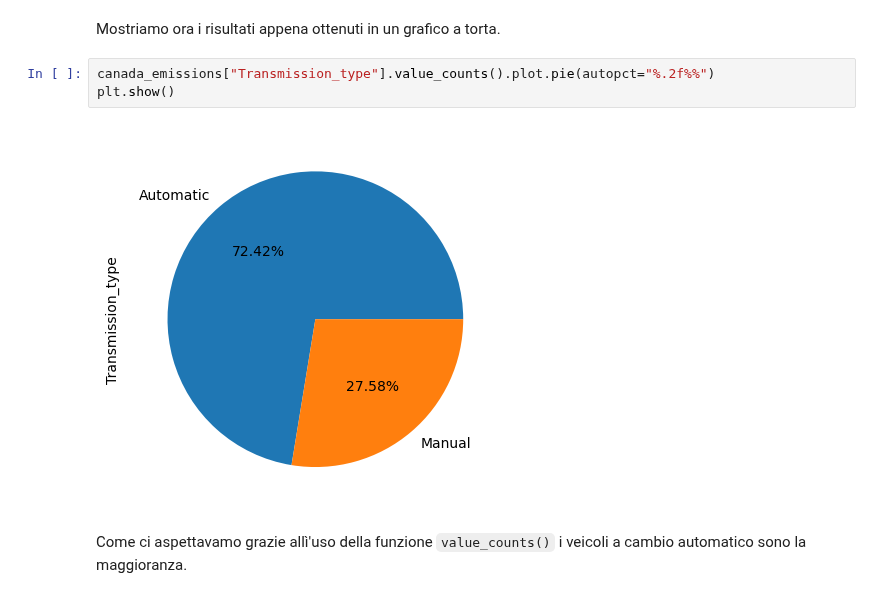
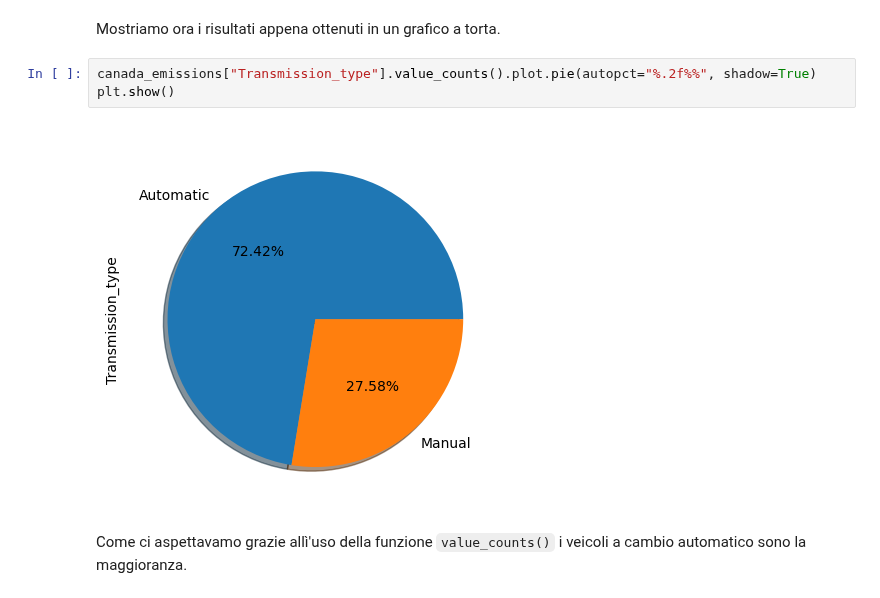
Before and after one commit to francesco-zatto/dia-project, a Jupyter notebook: car_emissions.ipynb, the cells around one changed output. Cells and saved outputs as stored; diff of their text form.

```diff
--- a/car_emissions.ipynb
+++ b/car_emissions.ipynb
@@ -679,10 +693,10 @@ Name: Transmission_type, dtype: int64
 # %% [markdown]
 Mostriamo ora i risultati appena ottenuti in un grafico a torta.
 # %%
-canada_emissions["Transmission_type"].value_counts().plot.pie(autopct="%.2f%%")
+canada_emissions["Transmission_type"].value_counts().plot.pie(autopct="%.2f%%", shadow=True)
 plt.show()
 # %% [output]
-[figure, old version]
+[figure, new version]
 # %% [markdown]
 Come ci aspettavamo grazie allì'uso della funzione `value_counts()` i veicoli a cambio automatico sono la maggioranza.
 # %% [markdown]
```
Also changed, not shown: parts of 132 cells of this notebook.
